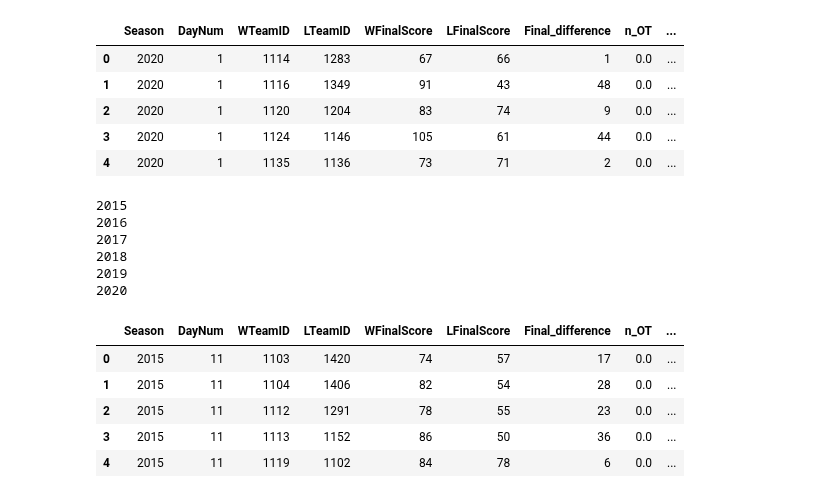
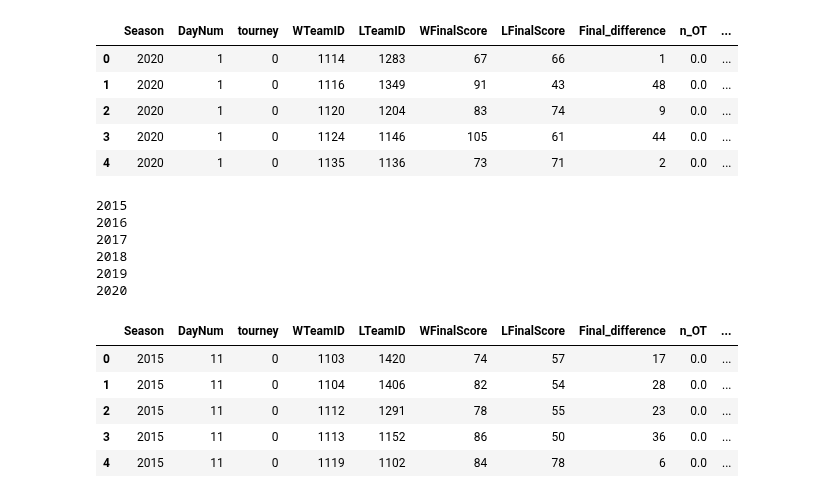
Before and after one commit to lucabasa/kaggle_competitions, a Jupyter notebook: marc_madness/07_events.ipynb, the cells around one changed output. Drawn from its saved outputs; the diff is of its cells as text; code cells hidden in the pictures.

```diff
--- a/marc_madness/07_events.ipynb
+++ b/marc_madness/07_events.ipynb
@@ -15,6 +15,8 @@ def make_scores(data):
     df = data[data.EventType.isin(to_keep)].copy()
     to_drop = ['EventPlayerID', 'EventSubType', 'X', 'Y', 'Area']
     df.drop(to_drop, axis=1, inplace=True)
+
+    df['tourney'] = np.where(df.DayNum >= 132, 1, 0)
 
     df['points_made'] = 0
     df.loc[df.EventType == 'made1', 'points_made'] = 1
@@ -49,8 +51,8 @@ def quarter_score(data):
     df = data.copy()
 
     df['period'] = 1
-    df.loc[df.ElapsedSeconds > 20 * 60, 'period'] = 2
-    df.loc[df.ElapsedSeconds > 40 * 60, 'period'] = 3
+    df.loc[df.ElapsedSeconds >= 20 * 60, 'period'] = 2
+    df.loc[df.ElapsedSeconds >= 40 * 60, 'period'] = 3
 
     df['crunch'] = 0
     df.loc[(df.ElapsedSeconds > 37 * 60) & (df.ElapsedSeconds <= 40 * 60), 'crunch'] = 1
@@ -186,7 +188,7 @@ def event_count(data):
         add_ons[f'LFTM_perc_{period}'] = (add_ons[f'Lmade1_{period}'] / (add_ons[f'Lmade1_{period}'] + add_ons[f'Lmiss1_{period}'])).fillna(0)
 
 
-    unique_cols = ['Season', 'DayNum', 'tmp_gameID', 'WTeamID', 'LTeamID',
+    unique_cols = ['Season', 'DayNum', 'tourney', 'tmp_gameID', 'WTeamID', 'LTeamID',
                    'WFinalScore', 'LFinalScore', 'Final_difference', 'n_OT',
                    'Halftime_difference', '3mins_difference',
                    'game_lc', 'half2_lc', 'crunchtime_lc']
@@ -208,38 +210,38 @@ df_2020 = event_count(df_2020)
 
 df_2020.head()
 # %% [output]
-|  | Season | DayNum | WTeamID | LTeamID | WFinalScore | LFinalScore | Final_difference | n_OT | ... |
-| 0 | 2020 | 1 | 1114 | 1283 | 67 | 66 | 1 | 0.0 | ... |
-| 1 | 2020 | 1 | 1116 | 1349 | 91 | 43 | 48 | 0.0 | ... |
-| 2 | 2020 | 1 | 1120 | 1204 | 83 | 74 | 9 | 0.0 | ... |
-| 3 | 2020 | 1 | 1124 | 1146 | 105 | 61 | 44 | 0.0 | ... |
-| 4 | 2020 | 1 | 1135 | 1136 | 73 | 71 | 2 | 0.0 | ... |
+|  | Season | DayNum | tourney | WTeamID | LTeamID | WFinalScore | LFinalScore | Final_difference | n_OT | ... |
+| 0 | 2020 | 1 | 0 | 1114 | 1283 | 67 | 66 | 1 | 0.0 | ... |
+| 1 | 2020 | 1 | 0 | 1116 | 1349 | 91 | 43 | 48 | 0.0 | ... |
+| 2 | 2020 | 1 | 0 | 1120 | 1204 | 83 | 74 | 9 | 0.0 | ... |
+| 3 | 2020 | 1 | 0 | 1124 | 1146 | 105 | 61 | 44 | 0.0 | ... |
+| 4 | 2020 | 1 | 0 | 1135 | 1136 | 73 | 71 | 2 | 0.0 | ... |
 # %%
-all_events = []
+all_events_m = []
 
 for year in np.arange(2015, 2021):
     print(year)
     df = pd.read_csv(f'data/raw_men/MEvents{year}.csv')
     df = make_scores(df)
     df = quarter_score(df)
     df = lead_changes(df)
     df = event_count(df)
-    all_events.append(df)
+    all_events_m.append(df)
     gc.collect()
 
-all_events = pd.concat(all_events, ignore_index=True)
+all_events_m = pd.concat(all_events_m, ignore_index=True)
 
-all_events.head()
+all_events_m.head()
 # %% [output]
 2015
 2016
 2017
 2018
 2019
 2020
-|  | Season | DayNum | WTeamID | LTeamID | WFinalScore | LFinalScore | Final_difference | n_OT | ... |
-| 0 | 2015 | 11 | 1103 | 1420 | 74 | 57 | 17 | 0.0 | ... |
-| 1 | 2015 | 11 | 1104 | 1406 | 82 | 54 | 28 | 0.0 | ... |
-| 2 | 2015 | 11 | 1112 | 1291 | 78 | 55 | 23 | 0.0 | ... |
-| 3 | 2015 | 11 | 1113 | 1152 | 86 | 50 | 36 | 0.0 | ... |
-| 4 | 2015 | 11 | 1119 | 1102 | 84 | 78 | 6 | 0.0 | ... |
+|  | Season | DayNum | tourney | WTeamID | LTeamID | WFinalScore | LFinalScore | Final_difference | n_OT | ... |
+| 0 | 2015 | 11 | 0 | 1103 | 1420 | 74 | 57 | 17 | 0.0 | ... |
+| 1 | 2015 | 11 | 0 | 1104 | 1406 | 82 | 54 | 28 | 0.0 | ... |
+| 2 | 2015 | 11 | 0 | 1112 | 1291 | 78 | 55 | 23 | 0.0 | ... |
+| 3 | 2015 | 11 | 0 | 1113 | 1152 | 86 | 50 | 36 | 0.0 | ... |
+| 4 | 2015 | 11 | 0 | 1119 | 1102 | 84 | 78 | 6 | 0.0 | ... |
```
Also changed, not shown: parts of 16 cells of this notebook.
